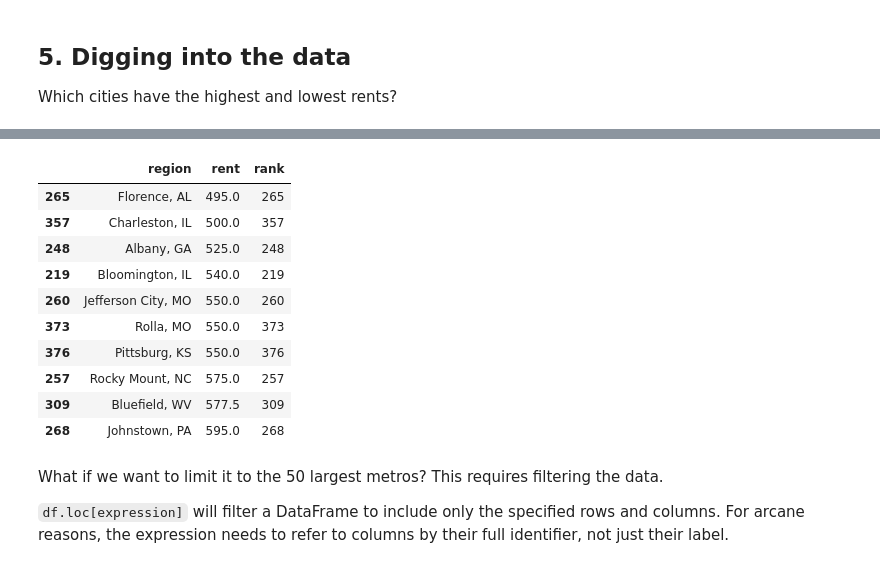
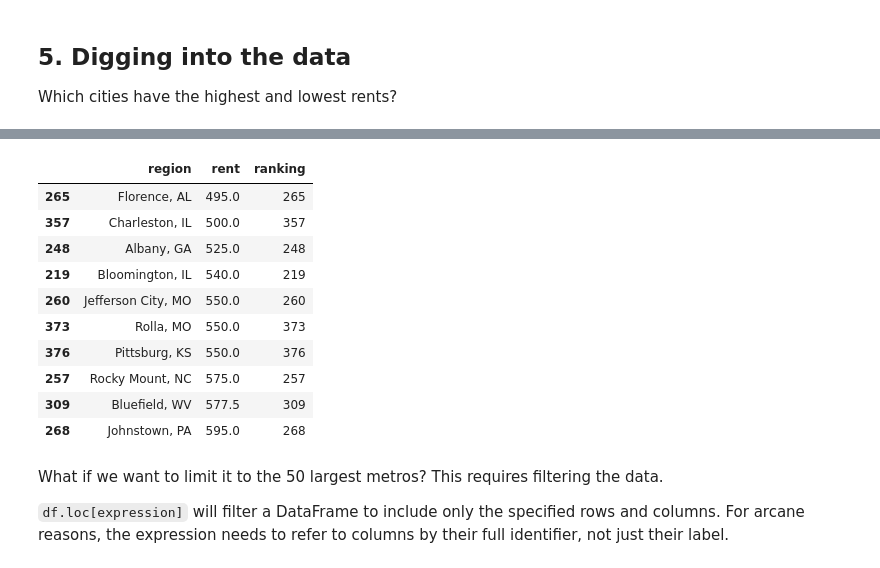
Before and after one commit to smmaurer/cp255, a Jupyter notebook: 02-pandas/pandas.ipynb, the cells around one changed output, grey strips where cells are left out. Saved outputs shown, nothing was run; the diff lists cells and outputs as text; code cells hidden in the pictures.

```diff
--- a/02-pandas/pandas.ipynb
+++ b/02-pandas/pandas.ipynb
@@ -248,7 +248,7 @@ rents.nlargest(10, 'rent')  # recall that 'rent' is the name of a column
 # %%
-rents.nsmallest(10, 'rent')
+rents.nsmallest(n=10, columns='rent')
 # %% [output]
-|  | region | rent | rank |
+|  | region | rent | ranking |
 | 265 | Florence, AL | 495.0 | 265 |
 | 357 | Charleston, IL | 500.0 | 357 |
 | 248 | Albany, GA | 525.0 | 248 |
```
Also changed, not shown: parts of 5 cells of this notebook.
